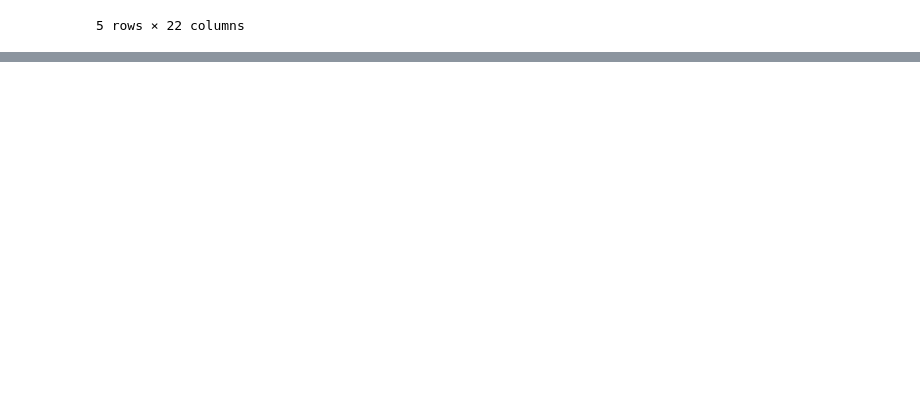
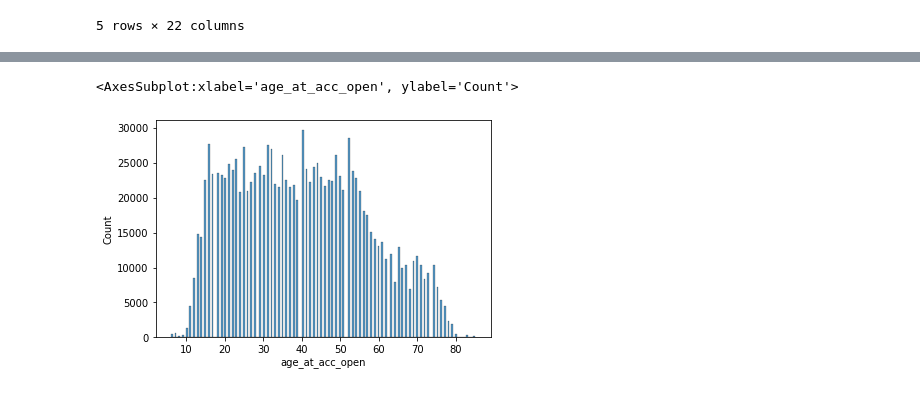
Before and after one commit to amithsbhat/machinelearning, a Jupyter notebook: FeatureEngg.ipynb, the cells around one changed output, grey strips where cells are left out. Drawn from its saved outputs; the diff is of its cells as text; code cells hidden in the pictures; blank space fills up the shorter version.

```diff
--- a/FeatureEngg.ipynb
+++ b/FeatureEngg.ipynb
@@ -334,0 +339,12 @@ dfraw.head()
+# %%
+#dfraw['accdte'] = dfraw['date_acc'][:2] +'-'+ dfraw['date_acc'][2:4]+'-'+ dfraw['date_acc'][4:]
+dfraw['ayr'] = dfraw['date_acc'].apply(lambda x: int('19'+ str(x)[:2]))
+dfraw['amon'] = dfraw['date_acc'].apply(lambda x: int(str(x)[2:4]))
+dfraw['adt'] = dfraw['date_acc'].apply(lambda x: int(str(x)[4:]))
+# %%
+dfraw['ayr'] = dfraw['ayr'].astype(str)
+dfraw['amon'] = dfraw['amon'].astype(str)
+dfraw['adt'] = dfraw['adt'].astype(str)
+dfraw['accdte'] = dfraw['adt'] +'-'+ dfraw['amon']+'-'+ dfraw['ayr']
+# %%
+dfraw['accdte'] =  pd.to_datetime(dfraw['accdte'], format='%d-%m-%Y')
@@ -334,0 +366,3 @@ dfraw.head()
+# %%
+import numpy as np
+dfraw['age_at_acc_open'] = (np.floor((dfraw['accdte']- dfraw['birthday']).dt.days / 365.25)).astype(int)
@@ -334,0 +385,5 @@ dfraw.head()
+# %%
+sns.histplot(dfraw['age_at_acc_open'])
+# %% [output]
+<AxesSubplot:xlabel='age_at_acc_open', ylabel='Count'>
+[figure, added]
```
Also changed, not shown: parts of 10 cells of this notebook.
